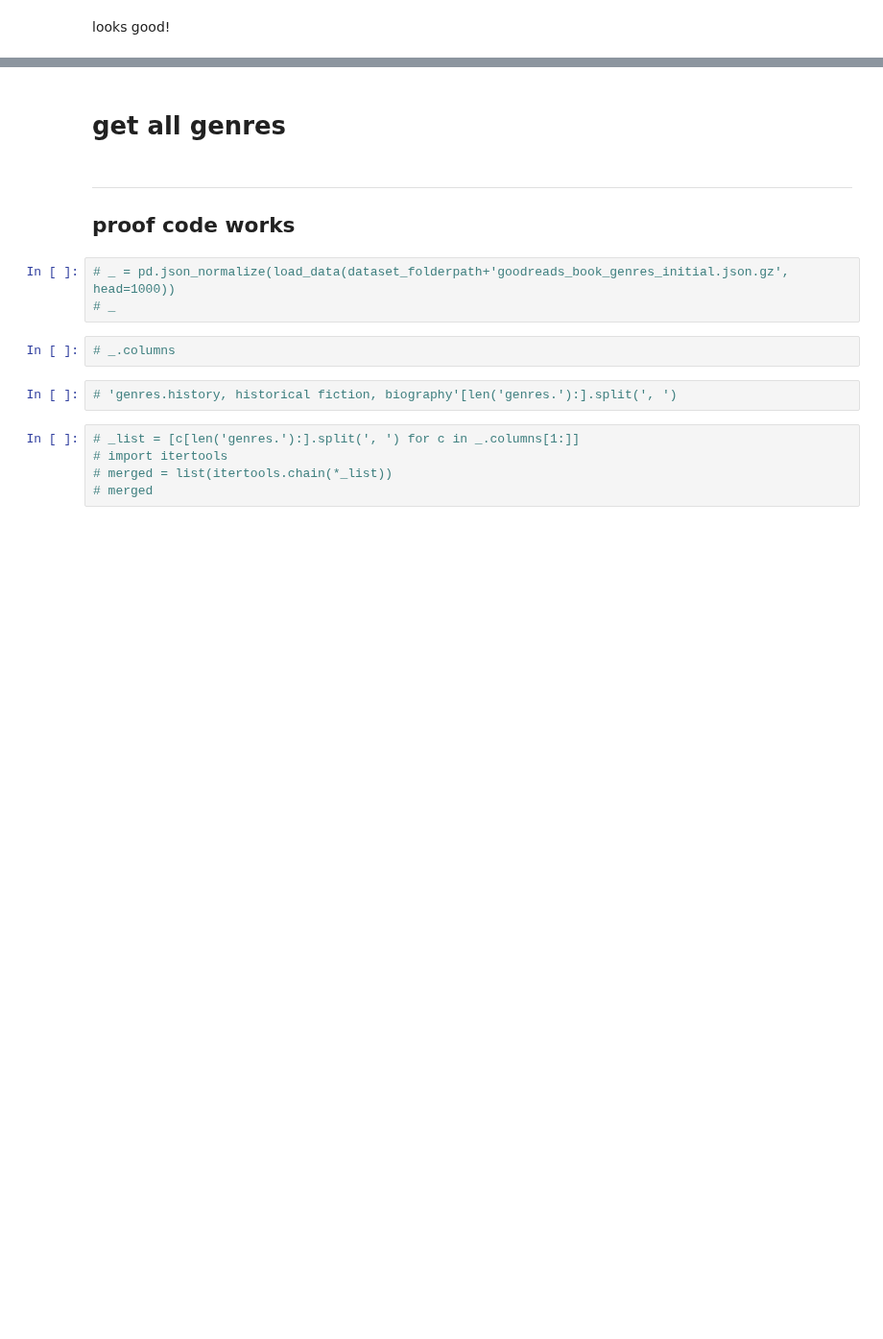
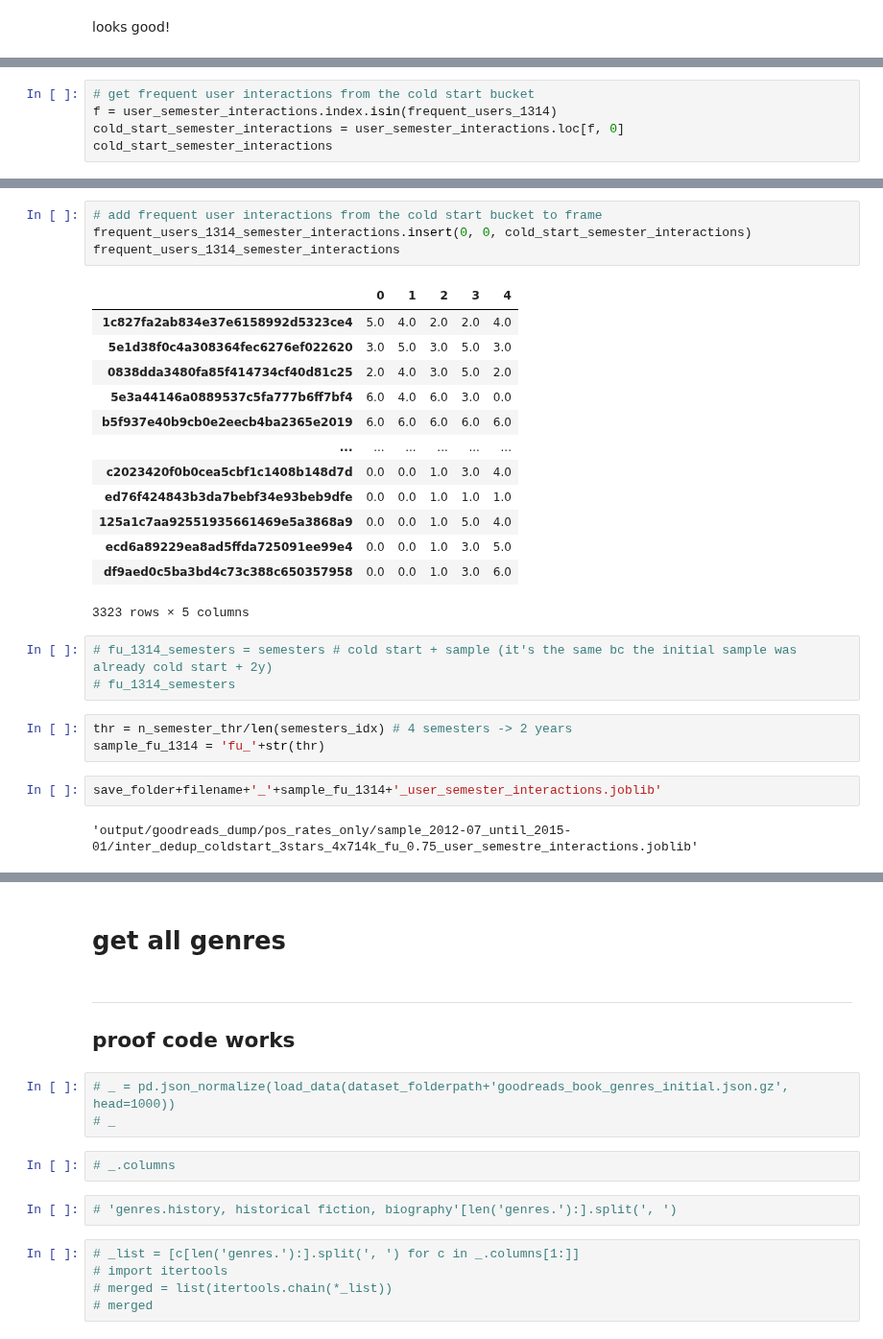
Before and after one commit to mariajoaolavoura/measuring_forgetting, a Jupyter notebook: notebooks/Goodreads - EDA.ipynb, the cells around one changed output, grey strips where cells are left out. Shown at 96% size. Cells and saved outputs as stored; diff of their text form; blank space fills up the shorter version.

```diff
--- a/notebooks/Goodreads - EDA.ipynb
+++ b/notebooks/Goodreads - EDA.ipynb
@@ -845,0 +611,5 @@ joblib.dump(frequent_users_1314_semester_interactions, save_folder+filename+'_fu
+# %%
+# get frequent user interactions from the cold start bucket
+f = user_semester_interactions.index.isin(frequent_users_1314)
+cold_start_semester_interactions = user_semester_interactions.loc[f, 0]
+cold_start_semester_interactions
@@ -845,0 +629,28 @@ joblib.dump(frequent_users_1314_semester_interactions, save_folder+filename+'_fu
+# %%
+# add frequent user interactions from the cold start bucket to frame
+frequent_users_1314_semester_interactions.insert(0, 0, cold_start_semester_interactions)
+frequent_users_1314_semester_interactions
+# %% [output]
+|  | 0 | 1 | 2 | 3 | 4 |
+| 1c827fa2ab834e37e6158992d5323ce4 | 5.0 | 4.0 | 2.0 | 2.0 | 4.0 |
+| 5e1d38f0c4a308364fec6276ef022620 | 3.0 | 5.0 | 3.0 | 5.0 | 3.0 |
+| 0838dda3480fa85f414734cf40d81c25 | 2.0 | 4.0 | 3.0 | 5.0 | 2.0 |
+| 5e3a44146a0889537c5fa777b6ff7bf4 | 6.0 | 4.0 | 6.0 | 3.0 | 0.0 |
+| b5f937e40b9cb0e2eecb4ba2365e2019 | 6.0 | 6.0 | 6.0 | 6.0 | 6.0 |
+| ... | ... | ... | ... | ... | ... |
+| c2023420f0b0cea5cbf1c1408b148d7d | 0.0 | 0.0 | 1.0 | 3.0 | 4.0 |
+| ed76f424843b3da7bebf34e93beb9dfe | 0.0 | 0.0 | 1.0 | 1.0 | 1.0 |
+| 125a1c7aa92551935661469e5a3868a9 | 0.0 | 0.0 | 1.0 | 5.0 | 4.0 |
+| ecd6a89229ea8ad5ffda725091ee99e4 | 0.0 | 0.0 | 1.0 | 3.0 | 5.0 |
+| df9aed0c5ba3bd4c73c388c650357958 | 0.0 | 0.0 | 1.0 | 3.0 | 6.0 |
+3323 rows × 5 columns
+# %%
+# fu_1314_semesters = semesters # cold start + sample (it's the same bc the initial sample was already cold start + 2y)
+# fu_1314_semesters
+# %%
+thr = n_semester_thr/len(semesters_idx) # 4 semesters -> 2 years
+sample_fu_1314 = 'fu_'+str(thr)
+# %%
+save_folder+filename+'_'+sample_fu_1314+'_user_semester_interactions.joblib'
+# %% [output]
+'output/goodreads_dump/pos_rates_only/sample_2012-07_until_2015-01/inter_dedup_coldstart_3stars_4x714k_fu_0.75_user_semestre_interactions.joblib'
```
Also changed, not shown: parts of 63 cells of this notebook, 14 other files.
